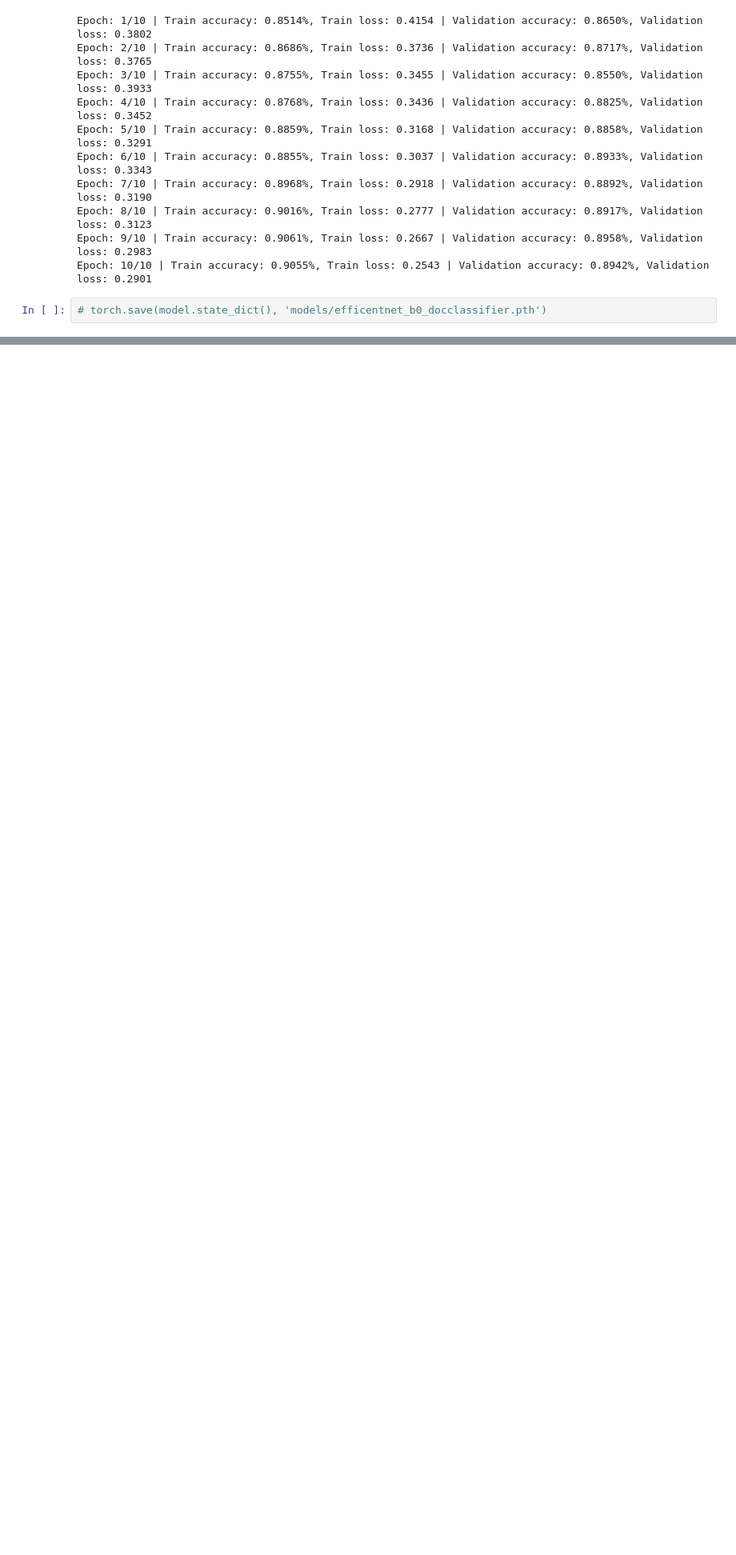
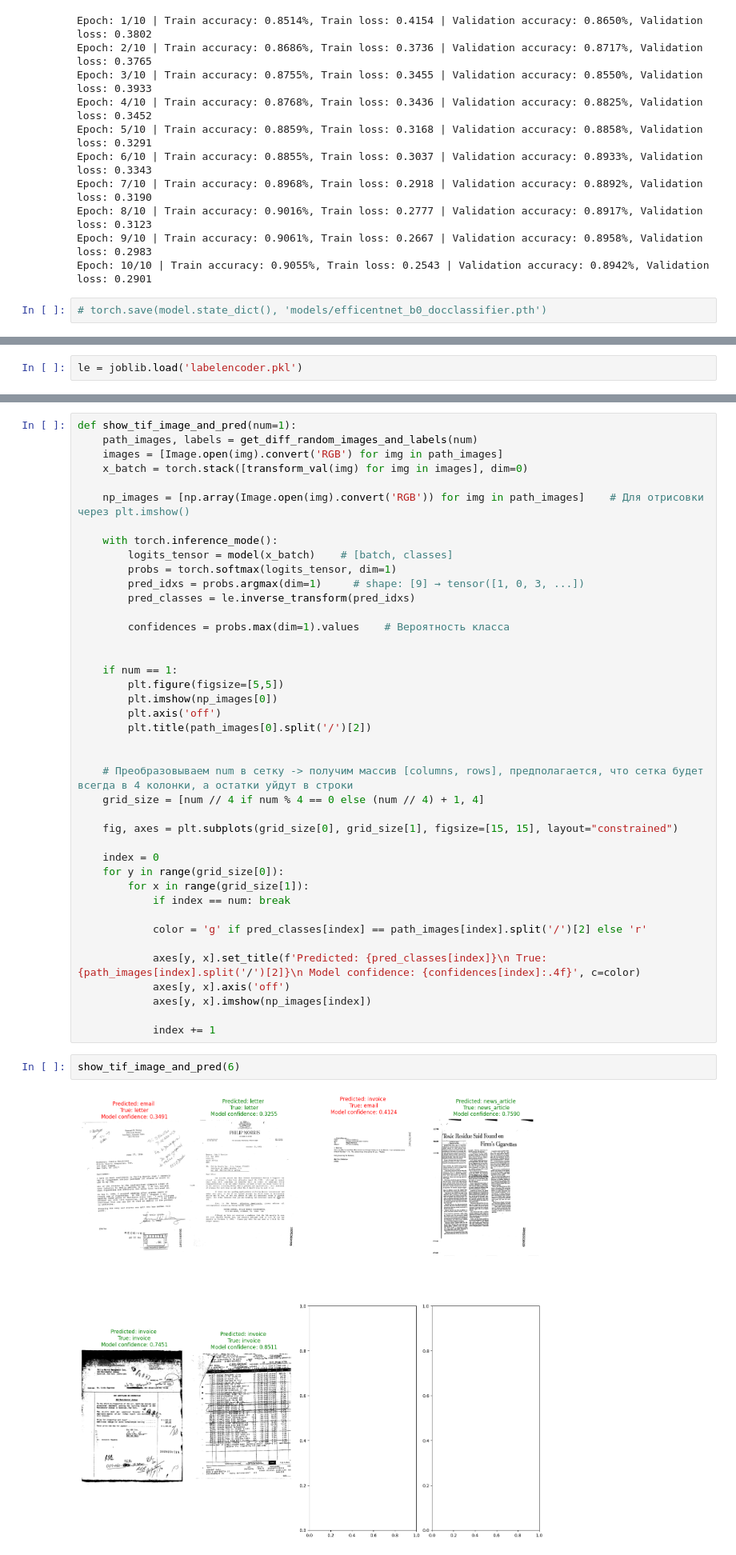
Before and after one commit to Swanger-Iz/ml-engineering-portfolio, a Jupyter notebook: doc_image_classification/research_netebook.ipynb, the cells around one changed output, grey strips where cells are left out. Shown at 80% size. Cells and saved outputs as stored; diff of their text form; blank space fills up the shorter version.

```diff
--- a/doc_image_classification/research_netebook.ipynb
+++ b/doc_image_classification/research_netebook.ipynb
@@ -362,0 +506,2 @@ Epoch: 10/10 | Train accuracy: 0.9055%, Train loss: 0.2543 | Validation accuracy
+# %%
+le = joblib.load('labelencoder.pkl')
@@ -362,0 +619,45 @@ Epoch: 10/10 | Train accuracy: 0.9055%, Train loss: 0.2543 | Validation accuracy
+# %%
+def show_tif_image_and_pred(num=1):
+    path_images, labels = get_diff_random_images_and_labels(num)
+    images = [Image.open(img).convert('RGB') for img in path_images]
+    x_batch = torch.stack([transform_val(img) for img in images], dim=0)
+
+    np_images = [np.array(Image.open(img).convert('RGB')) for img in path_images]    # Для отрисовки через plt.imshow()
+
+    with torch.inference_mode():
+        logits_tensor = model(x_batch)    # [batch, classes]
+        probs = torch.softmax(logits_tensor, dim=1)
+        pred_idxs = probs.argmax(dim=1)     # shape: [9] → tensor([1, 0, 3, ...])
+        pred_classes = le.inverse_transform(pred_idxs)
+
+        confidences = probs.max(dim=1).values    # Вероятность класса
+
+
+    if num == 1:
+        plt.figure(figsize=[5,5])
+        plt.imshow(np_images[0])
+        plt.axis('off')
+        plt.title(path_images[0].split('/')[2])
+
+
+    # Преобразовываем num в сетку -> получим массив [columns, rows], предполагается, что сетка будет всегда в 4 колонки, а остатки уйдут в строки
+    grid_size = [num // 4 if num % 4 == 0 else (num // 4) + 1, 4]
+
+    fig, axes = plt.subplots(grid_size[0], grid_size[1], figsize=[15, 15], layout="constrained")
+
+    index = 0
+    for y in range(grid_size[0]):
+        for x in range(grid_size[1]):
+            if index == num: break
+
+            color = 'g' if pred_classes[index] == path_images[index].split('/')[2] else 'r'
+
+            axes[y, x].set_title(f'Predicted: {pred_classes[index]}\n True: {path_images[index].split('/')[2]}\n Model confidence: {confidences[index]:.4f}', c=color)
+            axes[y, x].axis('off')
+            axes[y, x].imshow(np_images[index])
+
+            index += 1
+# %%
+show_tif_image_and_pred(6)
+# %% [output]
+[figure, added]
```
Also changed, not shown: parts of 50 cells of this notebook, 7 other files.
